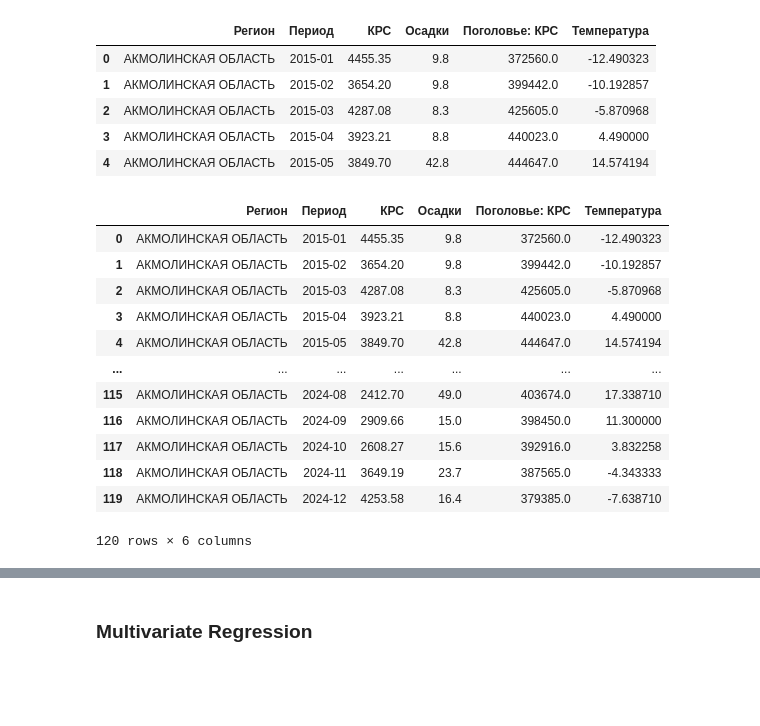
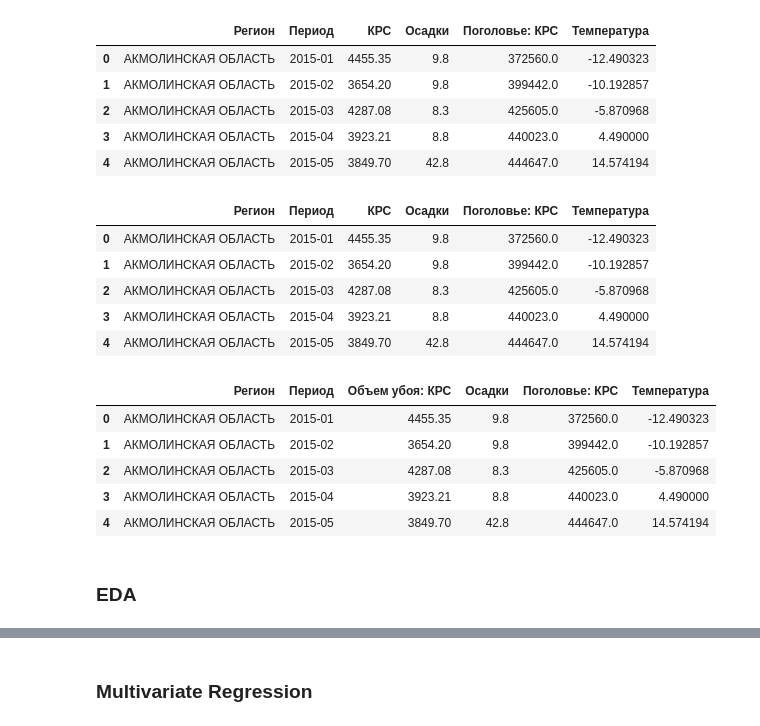
Before and after one commit to Madi147/ICC, a Jupyter notebook: Models/КРС/КРС_Akmola.ipynb, the cells around one changed output, grey strips where cells are left out. Drawn from its saved outputs; the diff is of its cells as text; code cells hidden in the pictures; blank space fills up the shorter version.

```diff
--- a/Models/КРС/КРС_Akmola.ipynb
+++ b/Models/КРС/КРС_Akmola.ipynb
@@ -14,11 +14,14 @@ from statsmodels.graphics.tsaplots import plot_acf
 import statsmodels.api as sm
 from sklearn.linear_model import LinearRegression
 from sklearn.metrics import mean_squared_error, mean_absolute_error
+from statsmodels.stats.outliers_influence import variance_inflation_factor
+from statsmodels.tools.tools import add_constant
 
 from pylab import rcParams
 from IPython.display import display
 import math
 from prophet import Prophet
+pd.set_option('display.max_columns', 130)
 
 
 import warnings
@@ -39,7 +42,7 @@ df.head(5)
 | 4 | АКМОЛИНСКАЯ ОБЛАСТЬ | 2015-05 | 3849.70 | 42.8 | 444647.0 | 14.574194 |
 # %%
 df_akmola = df[df['Регион'] == 'АКМОЛИНСКАЯ ОБЛАСТЬ']
-df_akmola
+df_akmola.head()
 # %% [output]
 |  | Регион | Период | КРС | Осадки | Поголовье: КРС | Температура |
 | 0 | АКМОЛИНСКАЯ ОБЛАСТЬ | 2015-01 | 4455.35 | 9.8 | 372560.0 | -12.490323 |
@@ -47,10 +50,15 @@ df_akmola
 | 2 | АКМОЛИНСКАЯ ОБЛАСТЬ | 2015-03 | 4287.08 | 8.3 | 425605.0 | -5.870968 |
 | 3 | АКМОЛИНСКАЯ ОБЛАСТЬ | 2015-04 | 3923.21 | 8.8 | 440023.0 | 4.490000 |
 | 4 | АКМОЛИНСКАЯ ОБЛАСТЬ | 2015-05 | 3849.70 | 42.8 | 444647.0 | 14.574194 |
-| ... | ... | ... | ... | ... | ... | ... |
-| 115 | АКМОЛИНСКАЯ ОБЛАСТЬ | 2024-08 | 2412.70 | 49.0 | 403674.0 | 17.338710 |
-| 116 | АКМОЛИНСКАЯ ОБЛАСТЬ | 2024-09 | 2909.66 | 15.0 | 398450.0 | 11.300000 |
-| 117 | АКМОЛИНСКАЯ ОБЛАСТЬ | 2024-10 | 2608.27 | 15.6 | 392916.0 | 3.832258 |
-| 118 | АКМОЛИНСКАЯ ОБЛАСТЬ | 2024-11 | 3649.19 | 23.7 | 387565.0 | -4.343333 |
-| 119 | АКМОЛИНСКАЯ ОБЛАСТЬ | 2024-12 | 4253.58 | 16.4 | 379385.0 | -7.638710 |
-120 rows × 6 columns
+# %%
+df_akmola = df_akmola.rename(columns={'КРС': 'Объем убоя: КРС'})
+df_akmola.head()
+# %% [output]
+|  | Регион | Период | Объем убоя: КРС | Осадки | Поголовье: КРС | Температура |
+| 0 | АКМОЛИНСКАЯ ОБЛАСТЬ | 2015-01 | 4455.35 | 9.8 | 372560.0 | -12.490323 |
+| 1 | АКМОЛИНСКАЯ ОБЛАСТЬ | 2015-02 | 3654.20 | 9.8 | 399442.0 | -10.192857 |
+| 2 | АКМОЛИНСКАЯ ОБЛАСТЬ | 2015-03 | 4287.08 | 8.3 | 425605.0 | -5.870968 |
+| 3 | АКМОЛИНСКАЯ ОБЛАСТЬ | 2015-04 | 3923.21 | 8.8 | 440023.0 | 4.490000 |
+| 4 | АКМОЛИНСКАЯ ОБЛАСТЬ | 2015-05 | 3849.70 | 42.8 | 444647.0 | 14.574194 |
+# %% [markdown]
+### EDA
```
Also changed, not shown: parts of 5 cells of this notebook, 1 other file.
